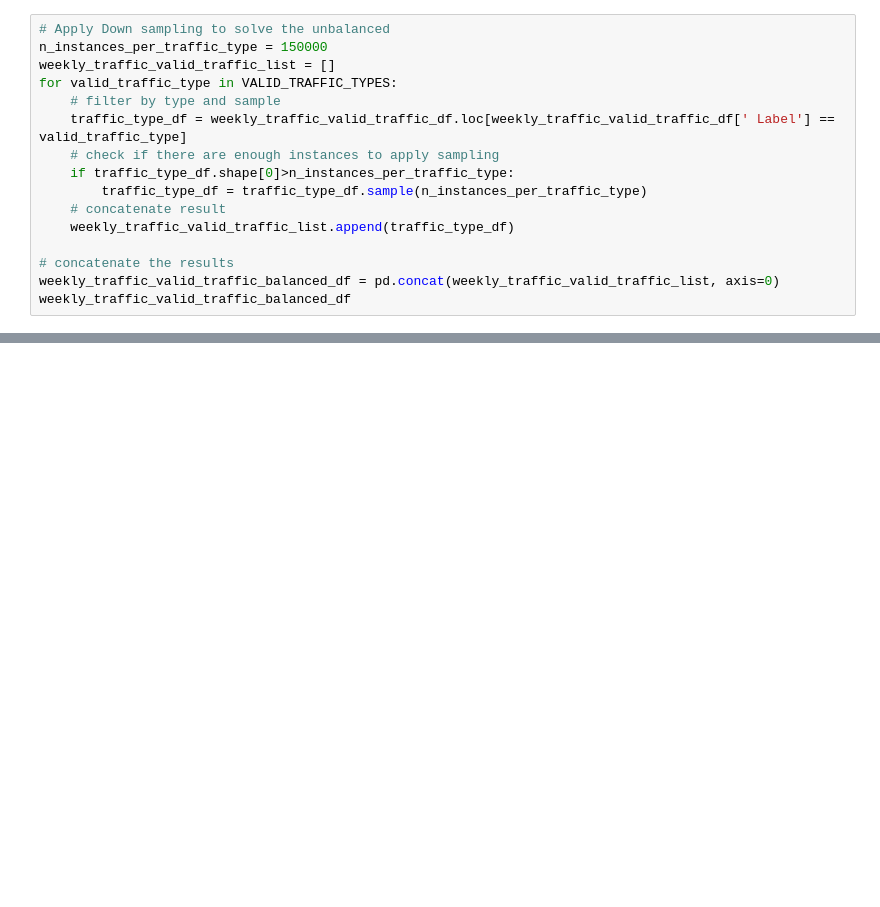
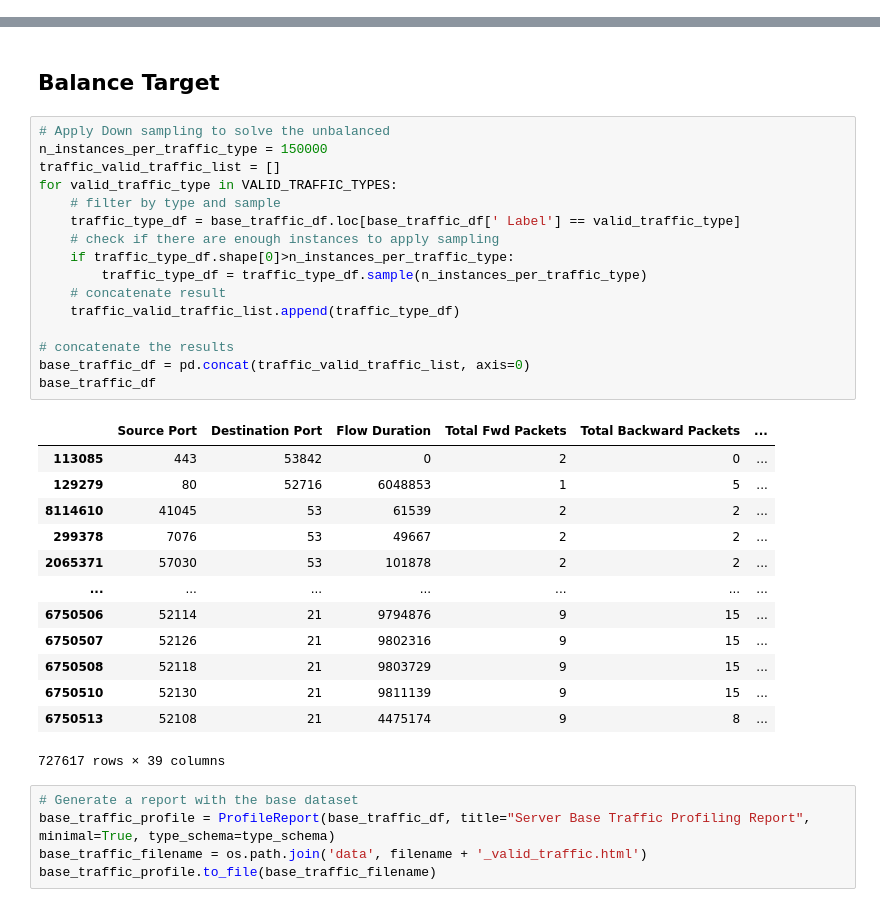
Before and after one commit to cmatteogr/generative-ml-malicious-traffic-wolf-in-sheeps-clothes, a Jupyter notebook: data_exploration.ipynb, the cells around one changed output, grey strips where cells are left out. Drawn from its saved outputs; the diff is of its cells as text; blank space fills up the shorter version.

```diff
--- a/data_exploration.ipynb
+++ b/data_exploration.ipynb
@@ -122,16 +0,0 @@ See the caveats in the documentation: https://pandas.pydata.org/pandas-docs/stab
-# %%
-# Apply Down sampling to solve the unbalanced
-n_instances_per_traffic_type = 150000
-weekly_traffic_valid_traffic_list = []
-for valid_traffic_type in VALID_TRAFFIC_TYPES:
-    # filter by type and sample
-    traffic_type_df = weekly_traffic_valid_traffic_df.loc[weekly_traffic_valid_traffic_df[' Label'] == valid_traffic_type]
-    # check if there are enough instances to apply sampling
-    if traffic_type_df.shape[0]>n_instances_per_traffic_type:
-        traffic_type_df = traffic_type_df.sample(n_instances_per_traffic_type)
-    # concatenate result
-    weekly_traffic_valid_traffic_list.append(traffic_type_df)
-
-# concatenate the results
-weekly_traffic_valid_traffic_balanced_df = pd.concat(weekly_traffic_valid_traffic_list, axis=0)
-weekly_traffic_valid_traffic_balanced_df
@@ -241,0 +351,37 @@ base_traffic_cleaned_profile.to_file(base_traffic_cleaned_filename)
+# %% [markdown]
+## Balance Target
+# %%
+# Apply Down sampling to solve the unbalanced
+n_instances_per_traffic_type = 150000
+traffic_valid_traffic_list = []
+for valid_traffic_type in VALID_TRAFFIC_TYPES:
+    # filter by type and sample
+    traffic_type_df = base_traffic_df.loc[base_traffic_df[' Label'] == valid_traffic_type]
+    # check if there are enough instances to apply sampling
+    if traffic_type_df.shape[0]>n_instances_per_traffic_type:
+        traffic_type_df = traffic_type_df.sample(n_instances_per_traffic_type)
+    # concatenate result
+    traffic_valid_traffic_list.append(traffic_type_df)
+
+# concatenate the results
+base_traffic_df = pd.concat(traffic_valid_traffic_list, axis=0)
+base_traffic_df
+# %% [output]
+|  | Source Port | Destination Port | Flow Duration | Total Fwd Packets | Total Backward Packets | ... |
+| 113085 | 443 | 53842 | 0 | 2 | 0 | ... |
+| 129279 | 80 | 52716 | 6048853 | 1 | 5 | ... |
+| 8114610 | 41045 | 53 | 61539 | 2 | 2 | ... |
+| 299378 | 7076 | 53 | 49667 | 2 | 2 | ... |
+| 2065371 | 57030 | 53 | 101878 | 2 | 2 | ... |
+| ... | ... | ... | ... | ... | ... | ... |
+| 6750506 | 52114 | 21 | 9794876 | 9 | 15 | ... |
+| 6750507 | 52126 | 21 | 9802316 | 9 | 15 | ... |
+| 6750508 | 52118 | 21 | 9803729 | 9 | 15 | ... |
+| 6750510 | 52130 | 21 | 9811139 | 9 | 15 | ... |
+| 6750513 | 52108 | 21 | 4475174 | 9 | 8 | ... |
+727617 rows × 39 columns
+# %%
+# Generate a report with the base dataset
+base_traffic_profile = ProfileReport(base_traffic_df, title="Server Base Traffic Profiling Report", minimal=True, type_schema=type_schema)
+base_traffic_filename = os.path.join('data', filename + '_valid_traffic.html')
+base_traffic_profile.to_file(base_traffic_filename)
```
Also changed, not shown: parts of 38 cells of this notebook, 2 other files.
